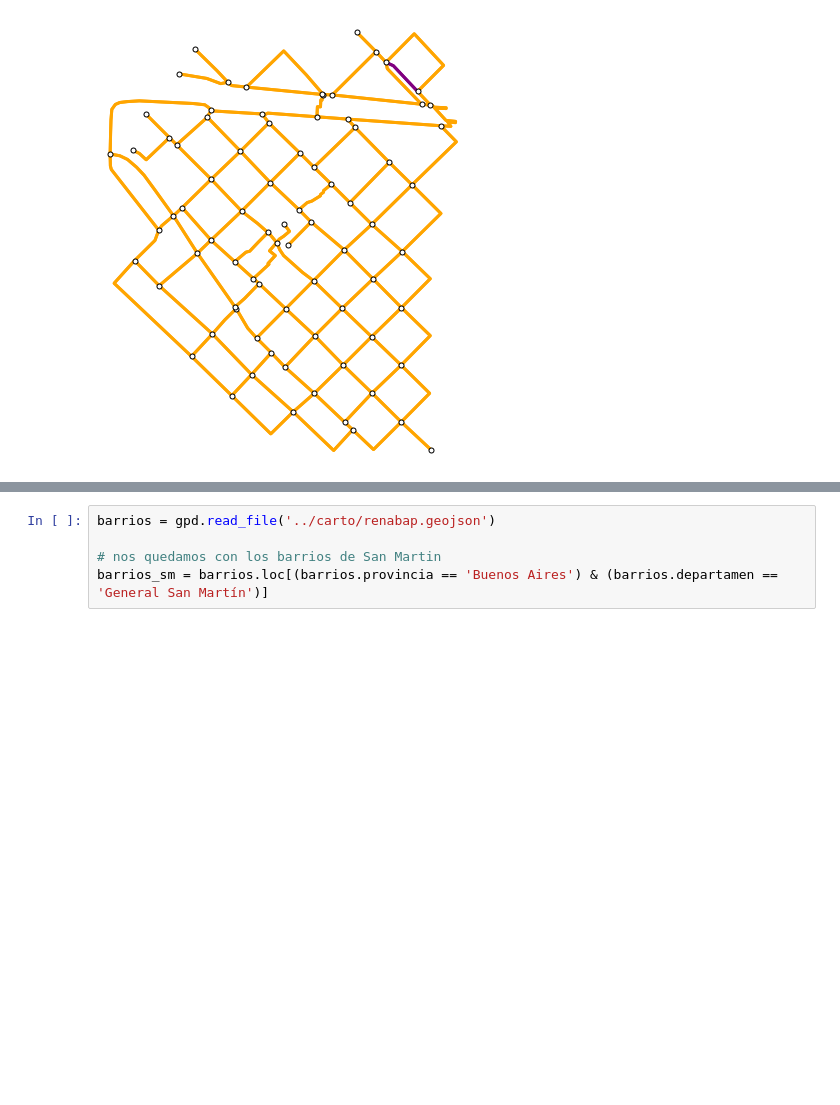
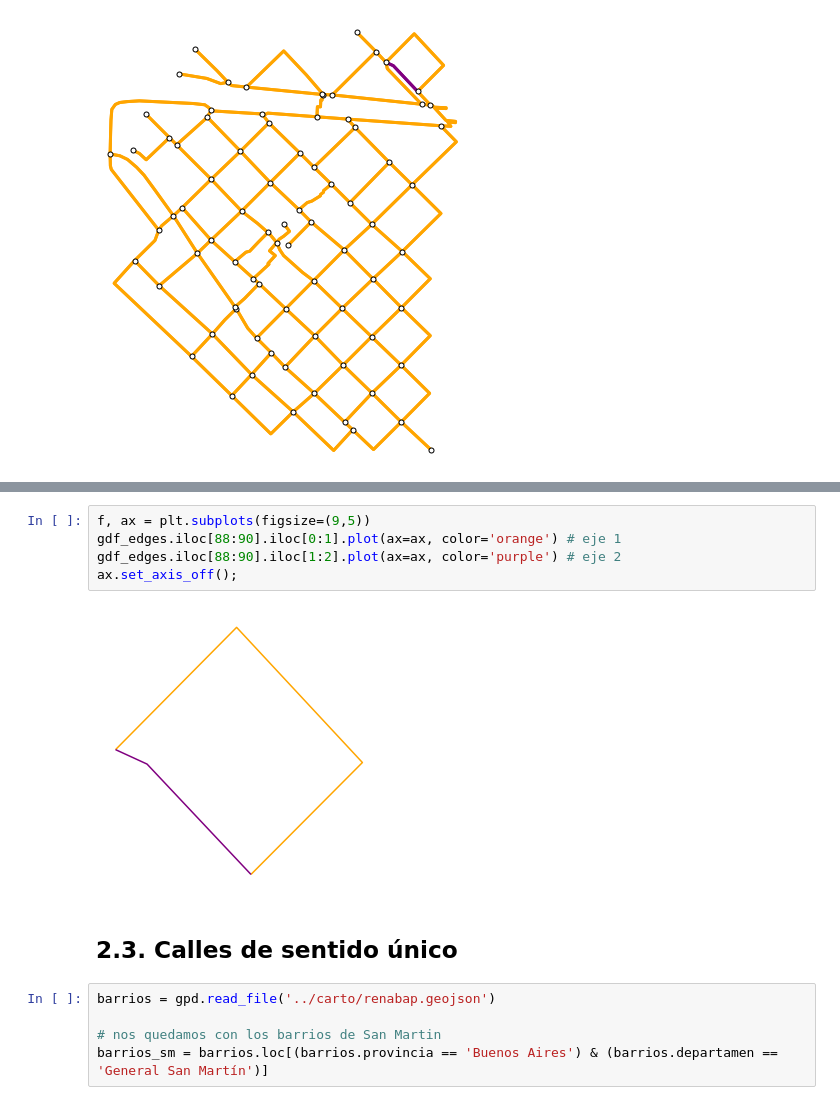
Before and after one commit to PyMap/AUPY, a Jupyter notebook: Clase 4/04_04_OSMNx.ipynb, the cells around one changed output, grey strips where cells are left out. Saved outputs shown, nothing was run; the diff lists cells and outputs as text; blank space fills up the shorter version.

```diff
--- a/Clase 4/04_04_OSMNx.ipynb
+++ b/Clase 4/04_04_OSMNx.ipynb
@@ -236,3 +231,12 @@ gdf_edges.iloc[88:90].iloc[1:2].plot();
+# %%
+f, ax = plt.subplots(figsize=(9,5))
+gdf_edges.iloc[88:90].iloc[0:1].plot(ax=ax, color='orange') # eje 1
+gdf_edges.iloc[88:90].iloc[1:2].plot(ax=ax, color='purple') # eje 2
+ax.set_axis_off();
+# %% [output]
+[figure, added]
+# %% [markdown]
+## 2.3. Calles de sentido único
 # %%
 barrios = gpd.read_file('../carto/renabap.geojson')
 
```
Also changed, not shown: parts of 54 cells of this notebook.
